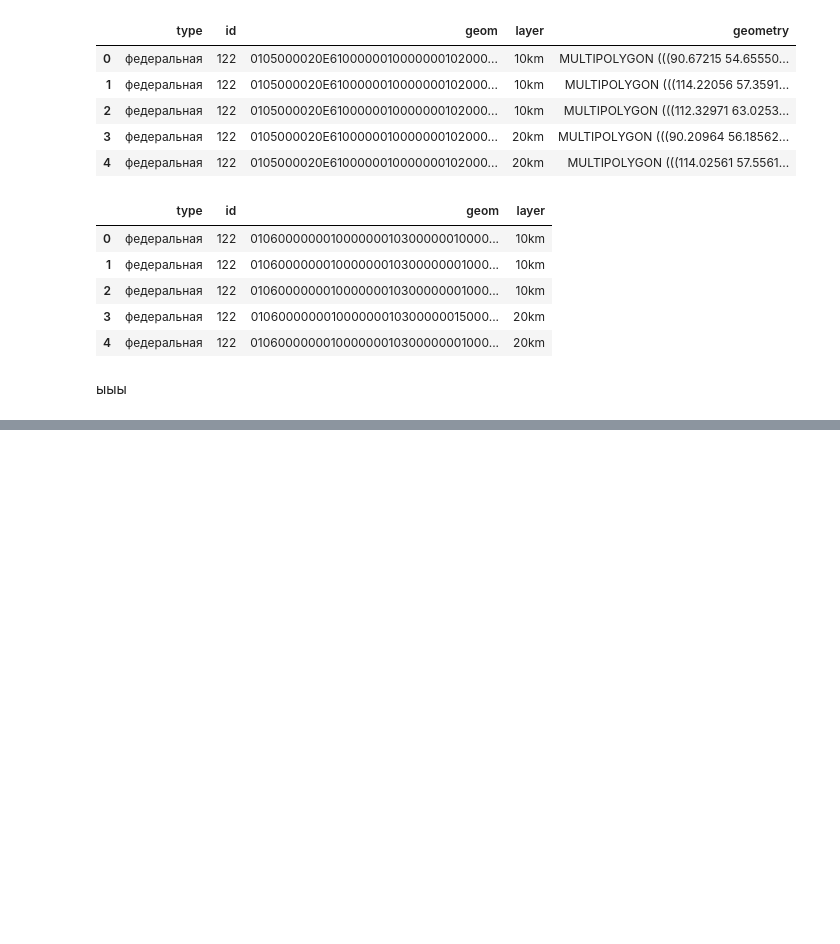
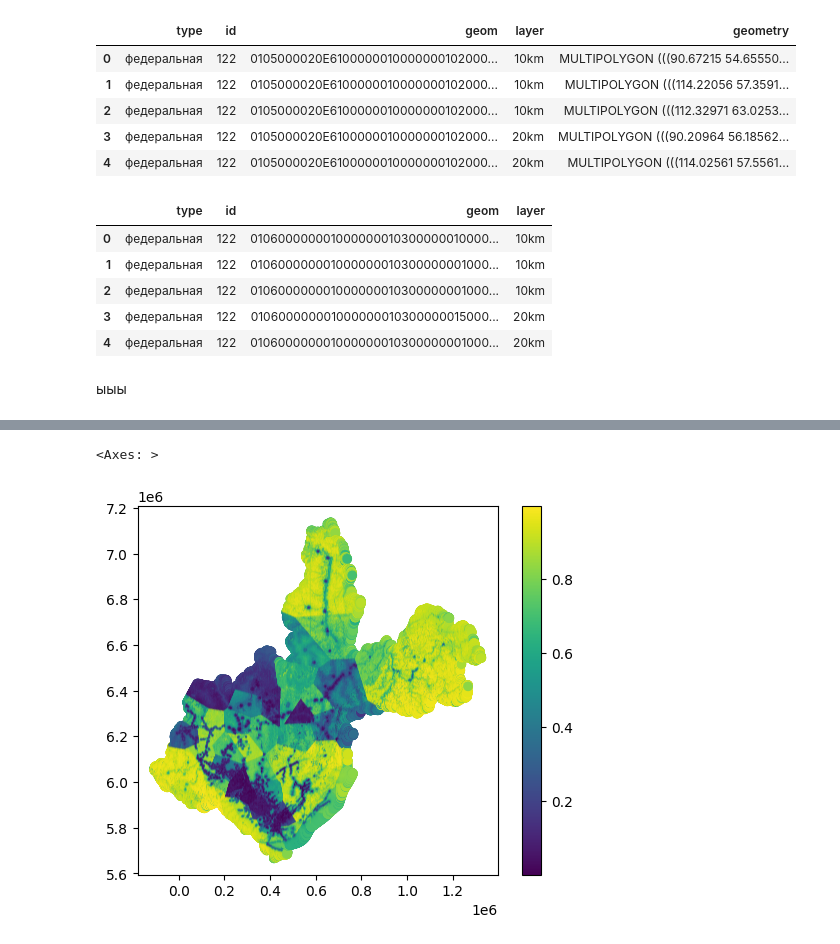
Before and after one commit to Nickitarius/Forest_Fires_Data_Visualisation, a Jupyter notebook: data_transfer.ipynb, the cells around one changed output, grey strips where cells are left out. Saved outputs shown, nothing was run; the diff lists cells and outputs as text; code cells hidden in the pictures; blank space fills up the shorter version.

Commit message:
CRS established for test points

```diff
--- a/Util/data_transfer.ipynb
+++ b/data_transfer.ipynb
@@ -32,7 +32,7 @@ from fires_app.models.weather_event_type import WeatherEventType
 from transliterate import translit, get_available_language_codes
 
 base_path = "../FINAL data/"
-my_data_path = "../../MY data/"
+my_data_path = "../data/"
 # %%
 def str_to_multipoly(lst):
     # В некоторых строках вместо ',' стоят ';', тогда json не читается
@@ -47,14 +47,21 @@ def str_to_multipoly(lst):
     return geometry.MultiPolygon(polygons)
 
 
-def pd_to_gpd_w_geom(df):
+def pd_to_gpd_w_geom(df, geom_field_name="geom"):
+    print(type(df[geom_field_name][0]))
     geoms = []
-    for shape in df["geom"]:
-        geoms.append(shapely.from_wkb(shape))
+    if isinstance(df[geom_field_name][0], str):
+        # geoms = df[geom_field_name]
+        for shape in df[geom_field_name]:
+            # print(shape)
+            geoms.append(shapely.from_wkt(shape))
+    else:
+        for shape in df[geom_field_name]:
+            # print(shape)
+            geoms.append(shapely.from_wkb(shape))
 
     gdf = gpd.GeoDataFrame(df, geometry=geoms, crs="EPSG:4326")
     return gdf
-
 
 def repalce_geometry_with_wkb(df):
     wkb = df.geometry.to_wkb(hex=True)
@@ -1316,0 +1326,5 @@ mun_df = gpd.read_file(path).to_crs(epsg='4326')
+# %%
+fileName = "risk_summer.csv"
+path_to_json = my_data_path + "test points/" + fileName
+df_points = pd_to_gpd_w_geom(pd.read_csv(path_to_json), "coords")
+df_points.head()
@@ -1316,0 +1339,5 @@ mun_df = gpd.read_file(path).to_crs(epsg='4326')
+# %%
+df_points.plot(aspect=1, column="class_0", legend=True)
+# %% [output]
+<Axes: >
+[figure, added]
```
Also changed, not shown: parts of 11 cells of this notebook, 2 other files.
